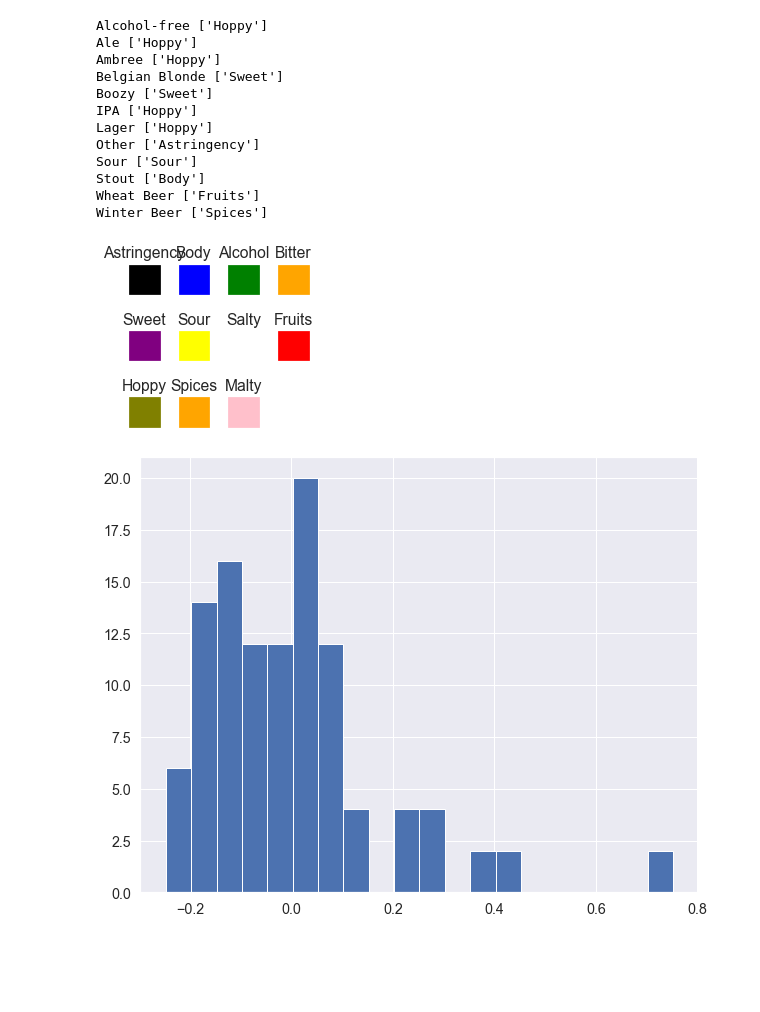
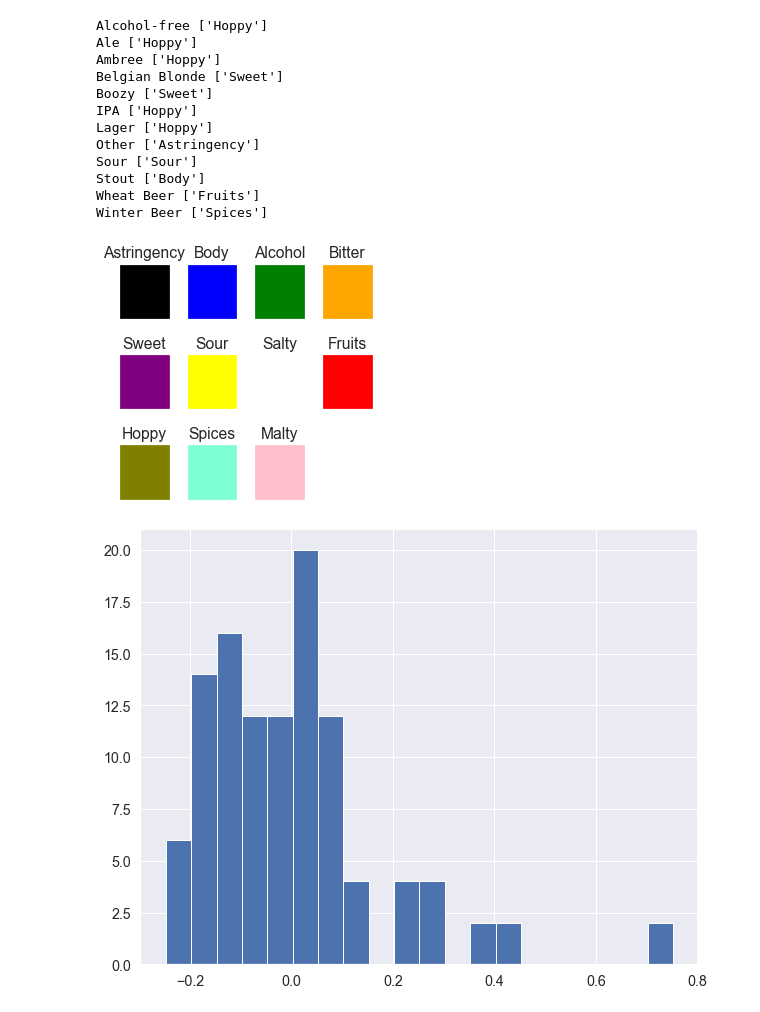
Before and after one commit to com-480-data-visualization/project-2023-viz-ionaries, a Jupyter notebook: docs/preprocessing/pre-processing.ipynb, the cells around one changed output. Saved outputs shown, nothing was run; the diff lists cells and outputs as text; code cells hidden in the pictures; blank space fills up the shorter version.

```diff
--- a/docs/preprocessing/milestone_2.ipynb
+++ b/docs/preprocessing/pre-processing.ipynb
@@ -728,7 +732,7 @@ Stout ['Body']
 Wheat Beer ['Fruits']
 Winter Beer ['Spices']
 # %%
-dict_colour_aromas = {'Astringency': 'black', 'Body': 'blue', 'Alcohol': 'green', 'Bitter': 'orange', 'Sweet': 'purple', 'Sour': 'yellow', 'Salty': 'white', 'Fruits': 'red', 'Hoppy': 'olive', 'Spices': 'orange', 'Malty': 'pink'}
+dict_colour_aromas = {'Astringency': 'black', 'Body': 'blue', 'Alcohol': 'green', 'Bitter': 'orange', 'Sweet': 'purple', 'Sour': 'yellow', 'Salty': 'white', 'Fruits': 'red', 'Hoppy': 'olive', 'Spices': 'aquamarine', 'Malty': 'pink'}
 colour_per_beer_type = []
 
 # add the most prevalent aroma colour
@@ -736,26 +740,26 @@ for style in prevalent_aromas_per_style.index:
     colour_per_beer_type.append(dict_colour_aromas[most_prevalent_aroma[avg_aromas_per_style.index.tolist().index(style)][0]])
 # %%
 # Display all the aroma names, with their colour as background
-fig, axs = plt.subplots(3,4,figsize=(3, 3))
+fig, axs = plt.subplots(3,4,figsize=(4, 4))
 axs = axs.ravel()
 i = 0
 for aroma, colour in dict_colour_aromas.items():
     axs[i].set_facecolor(colour)
     axs[i].set_title(aroma)
     axs[i].set_xticks([])
     axs[i].set_yticks([])
     # remove grid lines
     axs[i].grid(False)
 
     i += 1
 axs[i].set_facecolor('white')
 axs[i].set_title(' ')
 axs[i].set_xticks([])
 axs[i].set_yticks([])
 axs[i].grid(False)
 plt.tight_layout()
 # %% [output]
-[figure, old version]
+[figure, new version]
 # %%
 style_similarity = pd.DataFrame(index=avg_aromas_per_style.index, columns=avg_aromas_per_style.index)
 
```
Also changed, not shown: parts of 42 cells of this notebook, 4 other files.
